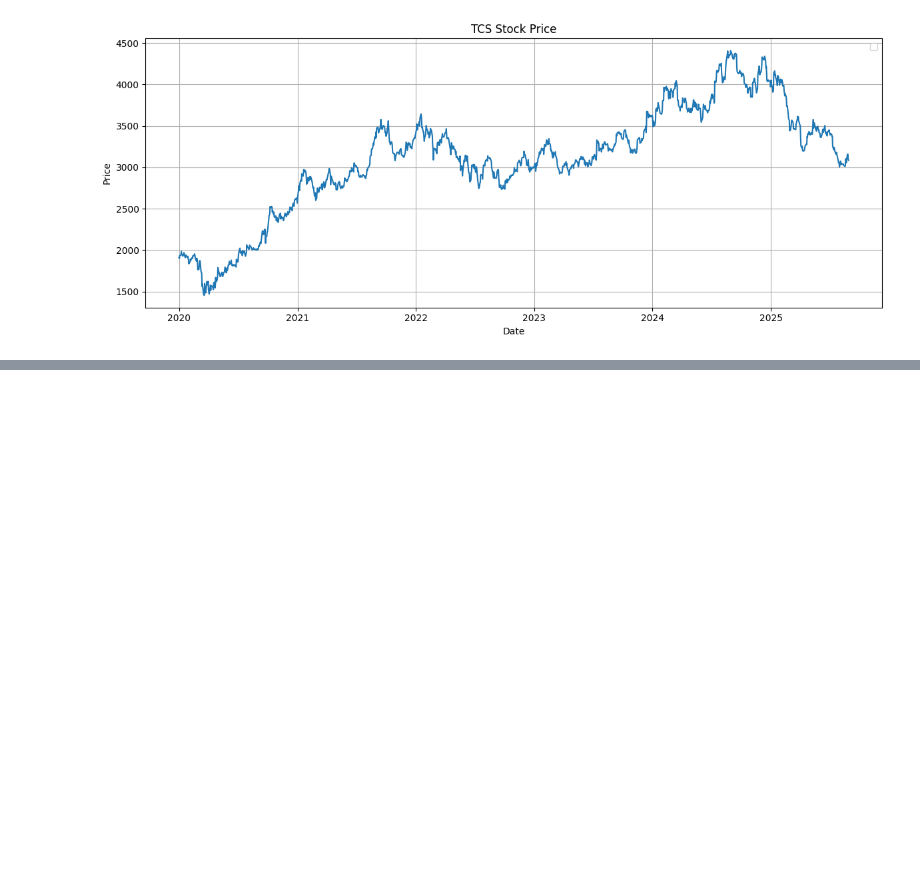
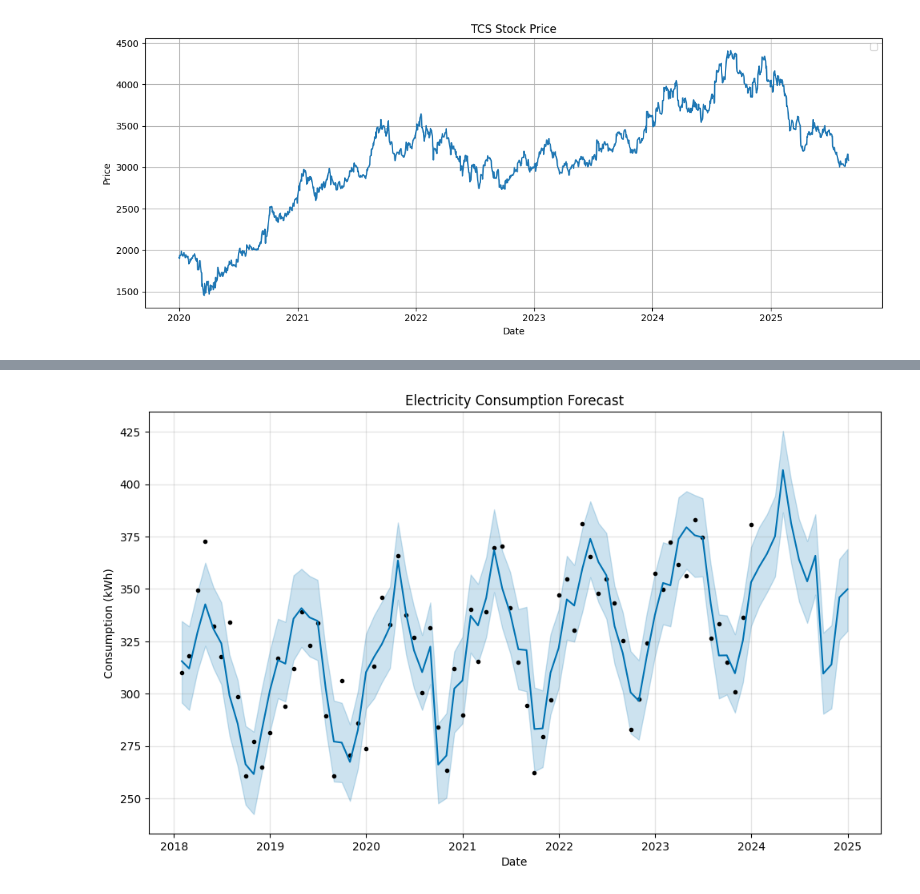
Before and after one commit to Auxilus08/DHV, a Jupyter notebook: Practical7.ipynb, the cells around one changed output, grey strips where cells are left out. Cells and saved outputs as stored; diff of their text form; code cells hidden in the pictures; blank space fills up the shorter version.

```diff
--- a/Practical7.ipynb
+++ b/Practical7.ipynb
@@ -48,4 +49,8 @@ plt.show()
 np.random.seed(42)
 months = pd.date_range(start='2018-01-01', periods=72, freq='M')
 consumption = 300 + np.linspace(0, 50, 72) + 40 * np.sin(np.linspace(0, 12*np.pi, 72)) + np.random.normal(0, 20, 72)
-df = pd.DataFrame()
+df = pd.DataFrame({'ds' : months, 'y' : consumption})
+# %%
+from prophet import Prophet
+model = Prophet()
+model.fit(df)
@@ -51,0 +70,11 @@ df = pd.DataFrame()
+# %%
+future = model.make_future_dataframe(periods=12, freq='M')
+forecast = model.predict(future)
+model.plot(forecast)
+plt.title('Electricity Consumption Forecast')
+plt.xlabel('Date')
+plt.ylabel('Consumption (kWh)')
+plt.grid(True)
+plt.show()
+# %% [output]
+[figure, added]
```
Also changed, not shown: parts of 6 cells of this notebook.
